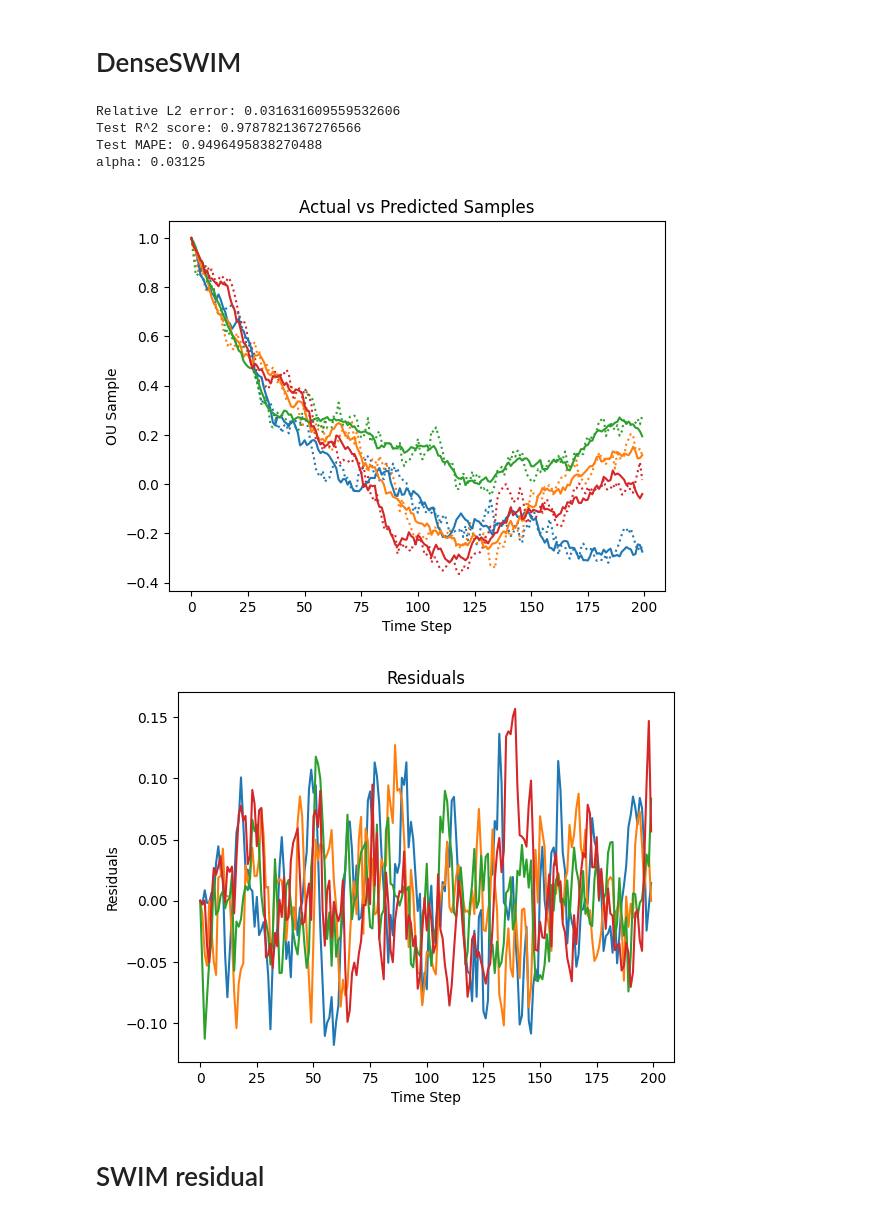
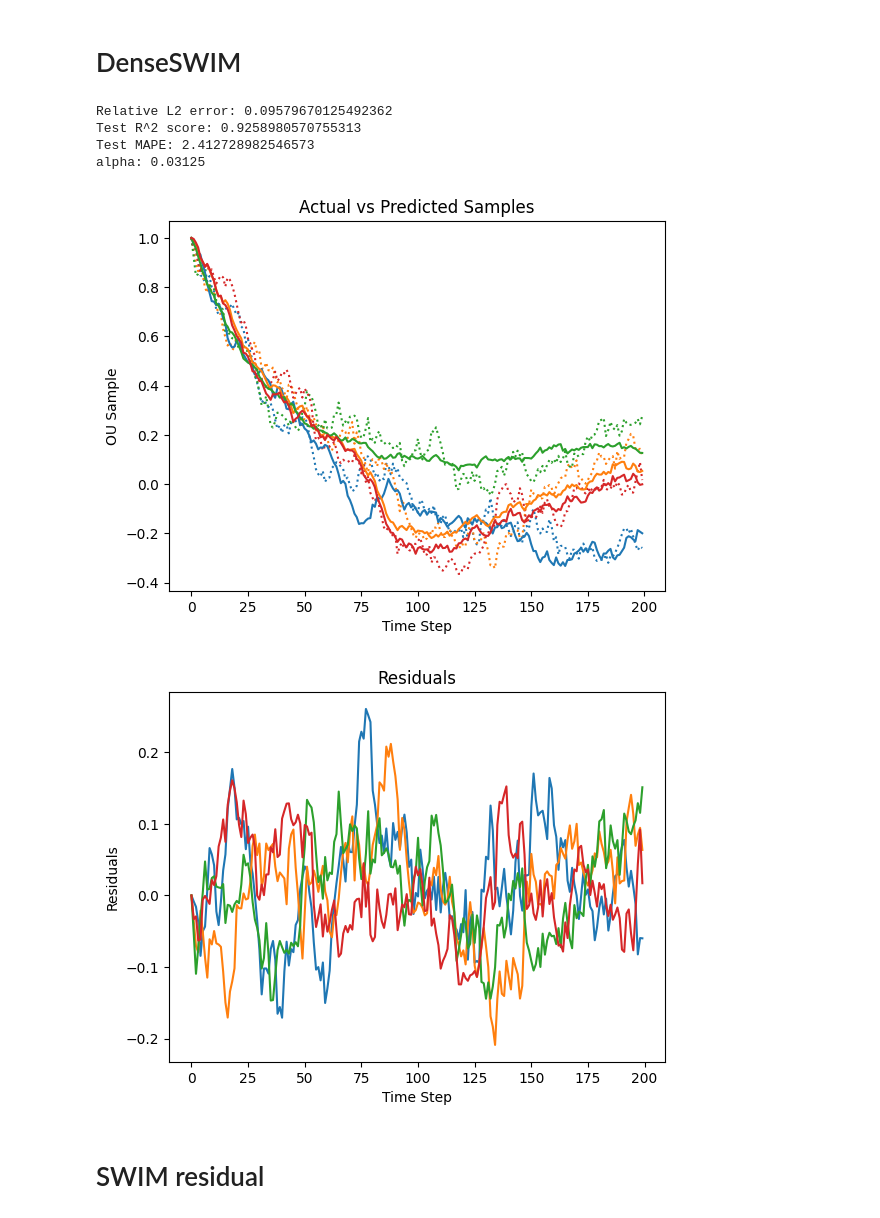
Before and after one commit to nikitazozoulenko/Zephyrox, a Jupyter notebook: jax_based/SWIM/playground.ipynb, the cells around one changed output. Saved outputs shown, nothing was run; the diff lists cells and outputs as text; code cells hidden in the pictures.

```diff
--- a/jax_based/SWIM/playground.ipynb
+++ b/jax_based/SWIM/playground.ipynb
@@ -136,40 +136,40 @@ def train_sampling(x_train, y_train, n_layers, n_width, random_seed=3, SWIM=Dens
     model = Pipeline(steps=steps, verbose=False)
     t0 = time()
     model.fit(x_train, y_train)
     t_fit = time()
     return model, t_fit-t0
 
 
-n_layers = 1
-n_width = 199
+n_layers = 3
+n_width = 100
 
 model, time_fit = train_sampling(n_layers=n_layers, n_width=n_width, x_train=train_W, y_train=train_OU)
 pred = model.predict(test_W)
 eval_scores(pred, test_OU)
 print("alpha:", model.named_steps['ridgeCV'].alpha_)
 
 # Plot the fit
 plt.plot(test_OU[:4].T, label='Actual Samples', linestyle='dotted')
 plt.gca().set_prop_cycle(None)
 plt.plot(pred[:4].T, label='Predicted Samples')
 plt.xlabel('Time Step')
 plt.ylabel('OU Sample')
 plt.title('Actual vs Predicted Samples')
 plt.show()
 
 #residuals
 plt.plot(test_OU[:4].T-pred[:4].T)
 plt.xlabel('Time Step')
 plt.ylabel('Residuals')
 plt.title('Residuals')
 plt.show()
 # %% [output]
-Relative L2 error: 0.031631609559532606
-Test R^2 score: 0.9787821367276566
-Test MAPE: 0.9496495838270488
+Relative L2 error: 0.09579670125492362
+Test R^2 score: 0.9258980570755313
+Test MAPE: 2.412728982546573
 alpha: 0.03125
-[figure, old version]
+[figure, new version]
-[figure, old version]
+[figure, new version]
 # %% [markdown]
 # SWIM residual
 # %%
```
Also changed, not shown: parts of 10 cells of this notebook, 4 other files.
